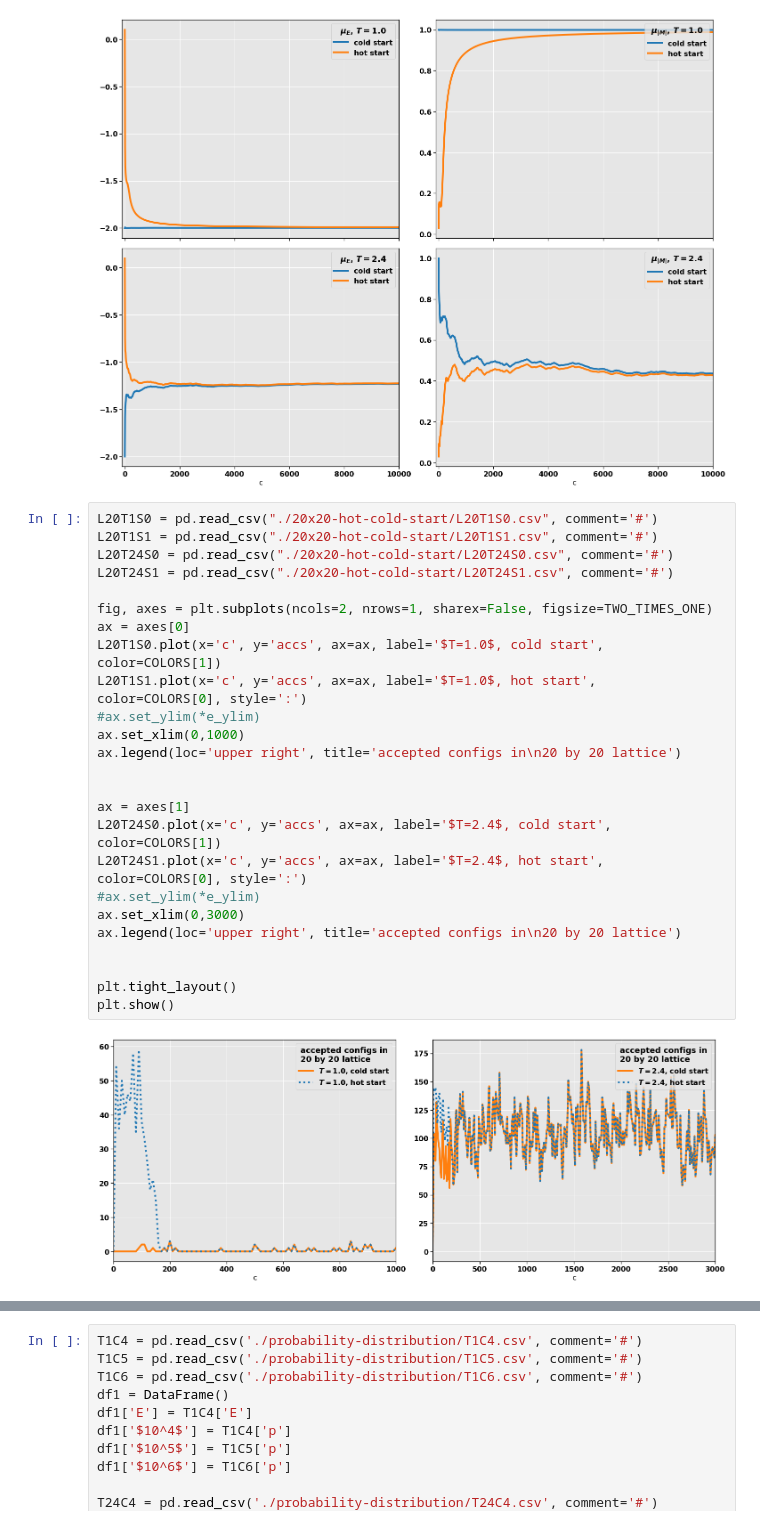
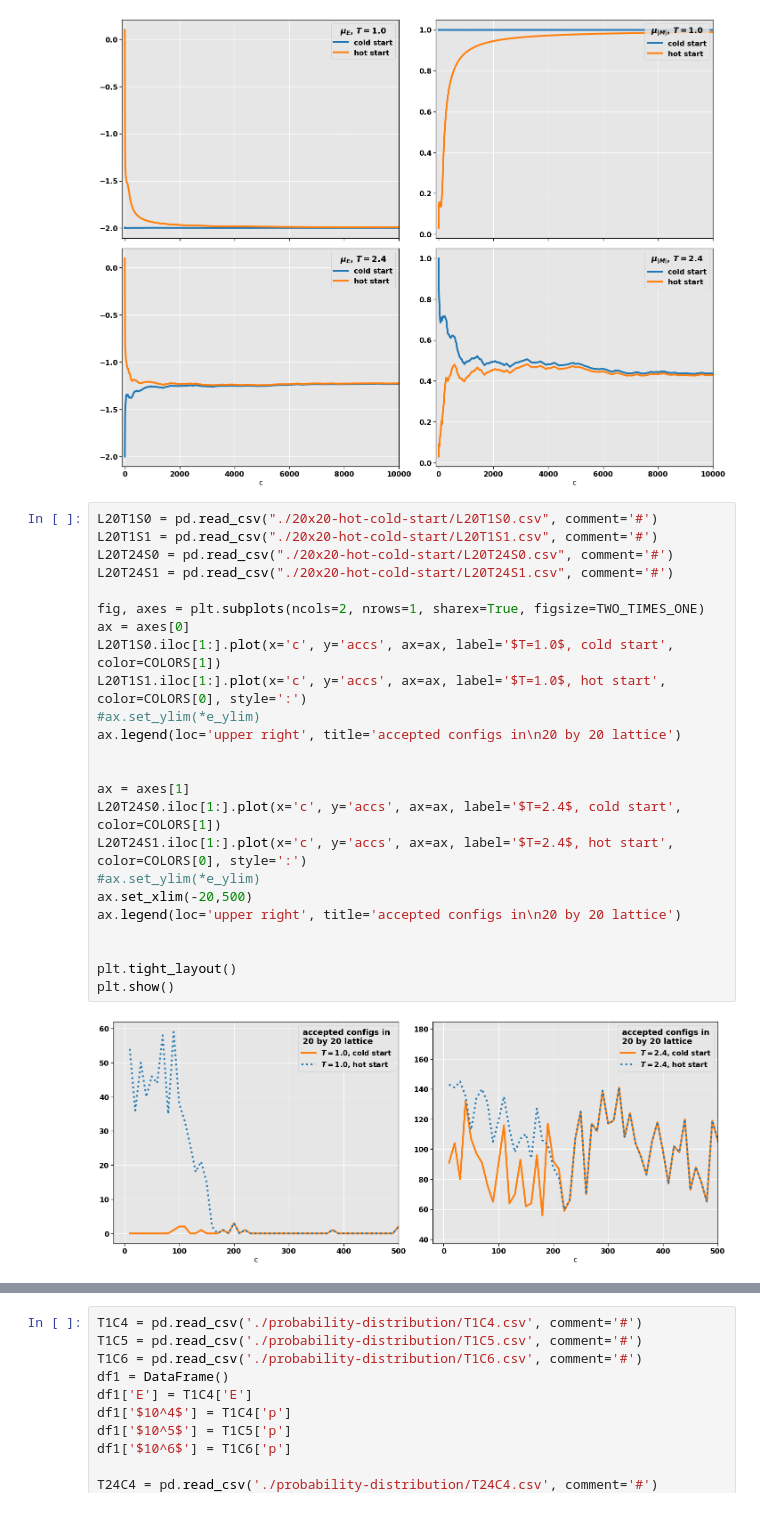
Before and after one commit to fonstelien/FYS4150, a Jupyter notebook: project4/results/project4.ipynb, the cells around one changed output, grey strips where cells are left out. Drawn from its saved outputs; the diff is of its cells as text.

```diff
--- a/project4/results/project4.ipynb
+++ b/project4/results/project4.ipynb
@@ -143,27 +154,26 @@ plt.show()
 # %%
 L20T1S0 = pd.read_csv("./20x20-hot-cold-start/L20T1S0.csv", comment='#')
 L20T1S1 = pd.read_csv("./20x20-hot-cold-start/L20T1S1.csv", comment='#')
 L20T24S0 = pd.read_csv("./20x20-hot-cold-start/L20T24S0.csv", comment='#')
 L20T24S1 = pd.read_csv("./20x20-hot-cold-start/L20T24S1.csv", comment='#')
 
-fig, axes = plt.subplots(ncols=2, nrows=1, sharex=False, figsize=TWO_TIMES_ONE)
+fig, axes = plt.subplots(ncols=2, nrows=1, sharex=True, figsize=TWO_TIMES_ONE)
 ax = axes[0]
-L20T1S0.plot(x='c', y='accs', ax=ax, label='$T=1.0$, cold start', color=COLORS[1])
-L20T1S1.plot(x='c', y='accs', ax=ax, label='$T=1.0$, hot start', color=COLORS[0], style=':')
+L20T1S0.iloc[1:].plot(x='c', y='accs', ax=ax, label='$T=1.0$, cold start', color=COLORS[1])
+L20T1S1.iloc[1:].plot(x='c', y='accs', ax=ax, label='$T=1.0$, hot start', color=COLORS[0], style=':')
 #ax.set_ylim(*e_ylim)
-ax.set_xlim(0,1000)
 ax.legend(loc='upper right', title='accepted configs in\n20 by 20 lattice')
 
 
 ax = axes[1]
-L20T24S0.plot(x='c', y='accs', ax=ax, label='$T=2.4$, cold start', color=COLORS[1])
-L20T24S1.plot(x='c', y='accs', ax=ax, label='$T=2.4$, hot start', color=COLORS[0], style=':')
+L20T24S0.iloc[1:].plot(x='c', y='accs', ax=ax, label='$T=2.4$, cold start', color=COLORS[1])
+L20T24S1.iloc[1:].plot(x='c', y='accs', ax=ax, label='$T=2.4$, hot start', color=COLORS[0], style=':')
 #ax.set_ylim(*e_ylim)
-ax.set_xlim(0,3000)
+ax.set_xlim(-20,500)
 ax.legend(loc='upper right', title='accepted configs in\n20 by 20 lattice')
 
 
 plt.tight_layout()
 plt.show()
 # %% [output]
-[figure, old version]
+[figure, new version]
```
Also changed, not shown: parts of 5 cells of this notebook, 2 other files.
